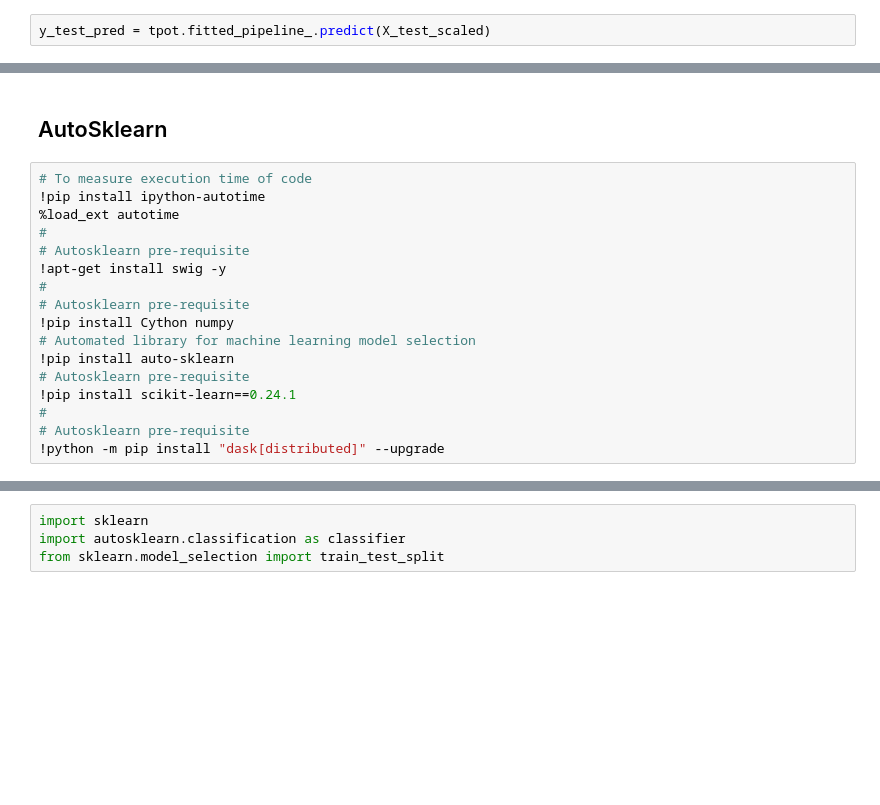
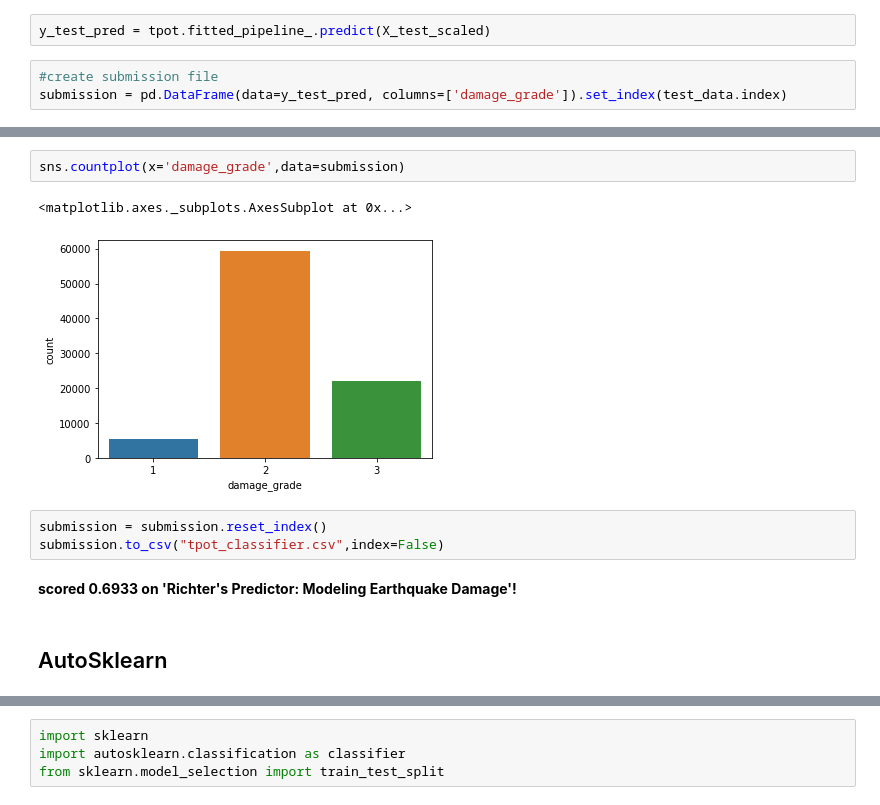
Before and after one commit to plaban1981/Dockship, a Jupyter notebook: Richter's_Predictor_Modeling_Earthquake_Damage_(1)_(2).ipynb, the cells around one changed output, grey strips where cells are left out. Cells and saved outputs as stored; diff of their text form; blank space fills up the shorter version.

```diff
--- a/Richter's_Predictor_Modeling_Earthquake_Damage_(1)_(2).ipynb
+++ b/Richter's_Predictor_Modeling_Earthquake_Damage_(1)_(2).ipynb
@@ -555,3 +682,6 @@ X_test_scaled
 ## Predictions
 # %%
 y_test_pred = tpot.fitted_pipeline_.predict(X_test_scaled)
+# %%
+#create submission file
+submission = pd.DataFrame(data=y_test_pred, columns=['damage_grade']).set_index(test_data.index)
@@ -558,19 +698,12 @@ y_test_pred = tpot.fitted_pipeline_.predict(X_test_scaled)
+# %%
+sns.countplot(x='damage_grade',data=submission)
+# %% [output]
+<matplotlib.axes._subplots.AxesSubplot at 0x...>
+[figure, added]
+# %%
+submission = submission.reset_index()
+submission.to_csv("tpot_classifier.csv",index=False)
+# %% [markdown]
+**scored 0.6933 on 'Richter's Predictor: Modeling Earthquake Damage'!**
 # %% [markdown]
 ## AutoSklearn
-# %%
-# To measure execution time of code
-!pip install ipython-autotime
-%load_ext autotime
-#
-# Autosklearn pre-requisite
-!apt-get install swig -y
-#
-# Autosklearn pre-requisite
-!pip install Cython numpy
-# Automated library for machine learning model selection
-!pip install auto-sklearn
-# Autosklearn pre-requisite
-!pip install scikit-learn==0.24.1
-#
-# Autosklearn pre-requisite
-!python -m pip install "dask[distributed]" --upgrade
```
Also changed, not shown: parts of 71 cells of this notebook.
